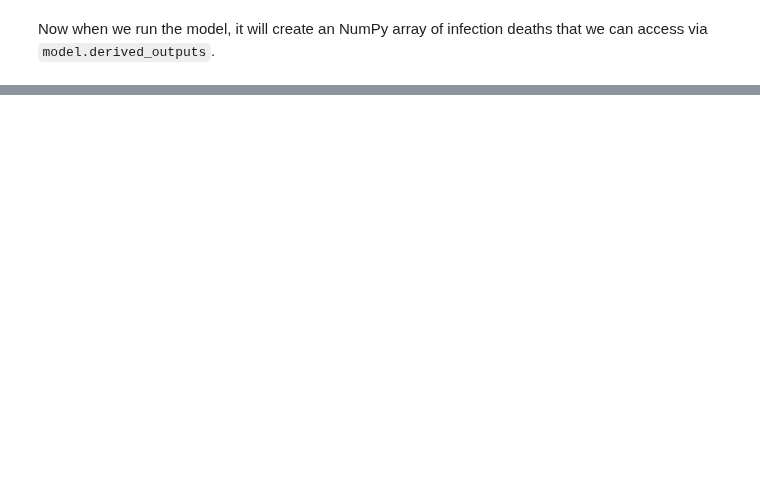
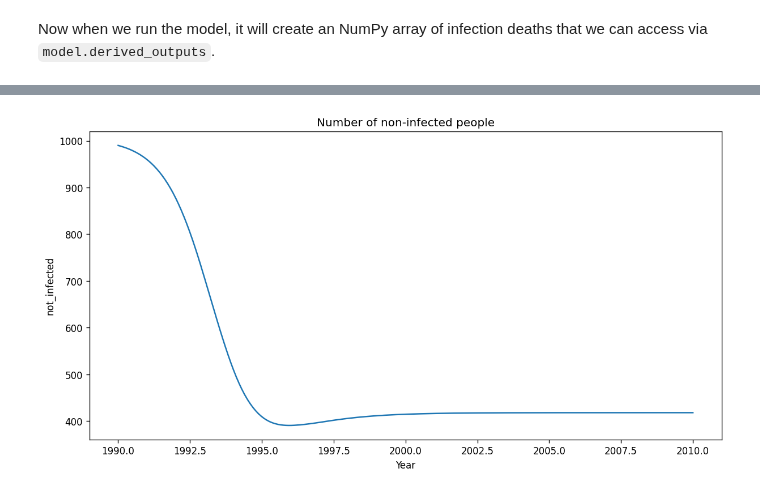
Before and after one commit to monash-emu/summer, a Jupyter notebook: docs/examples/2-derived-outputs.ipynb, the cells around one changed output, grey strips where cells are left out. Cells and saved outputs as stored; diff of their text form; code cells hidden in the pictures; blank space fills up the shorter version.

```diff
--- a/docs/examples/2-derived-outputs.ipynb
+++ b/docs/examples/2-derived-outputs.ipynb
@@ -135,0 +137,10 @@ plt.show()
+# %%
+model = build_model()
+
+# Request that the S and R compartment sizes are combined into 'not_infected'.
+model.request_output_for_compartments(name='not_infected', compartments=['S', 'R'])
+
+model.run()
+plot_output(model, 'not_infected', "Number of non-infected people")
+# %% [output]
+[figure, added]
```
Also changed, not shown: parts of 24 cells of this notebook, 2 other files.
